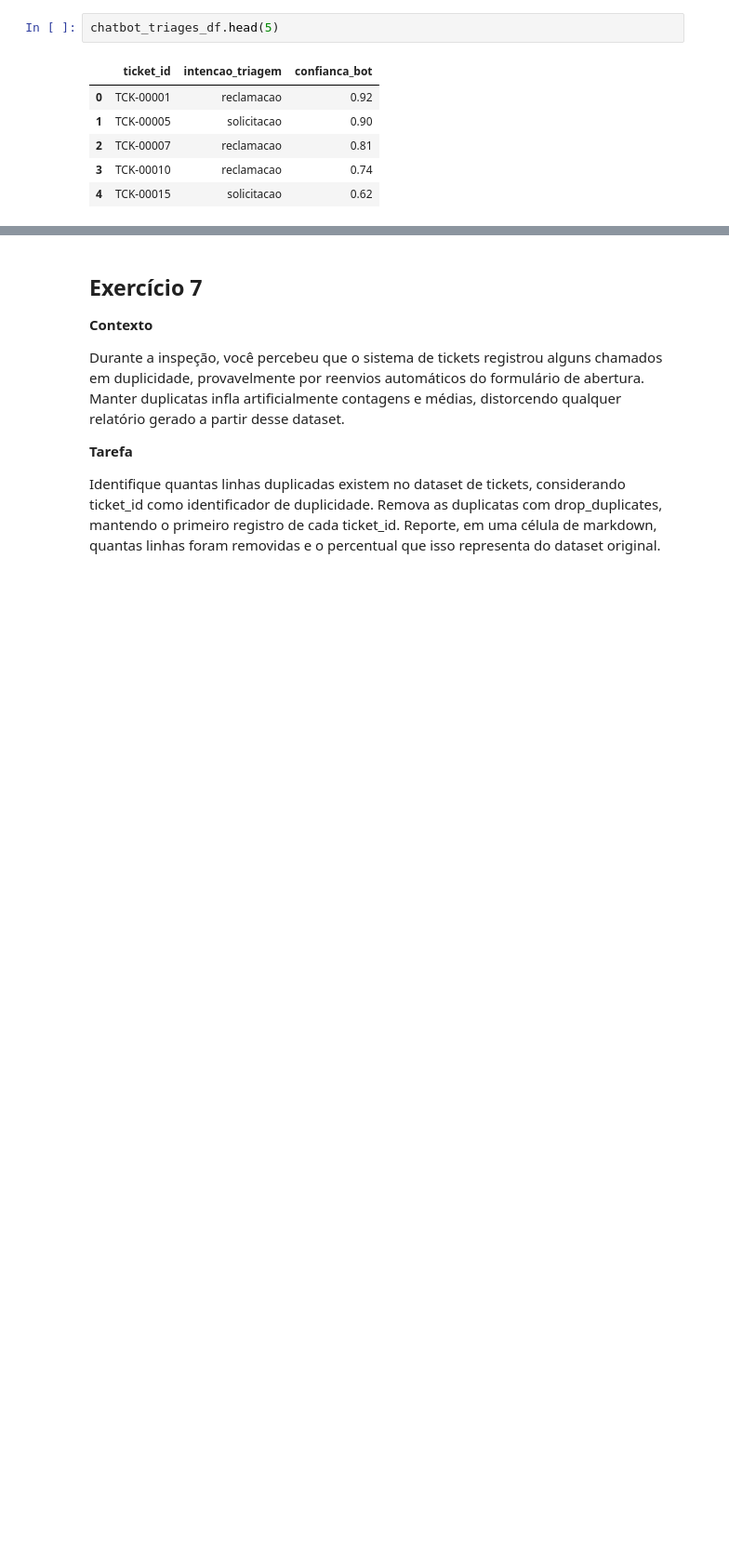
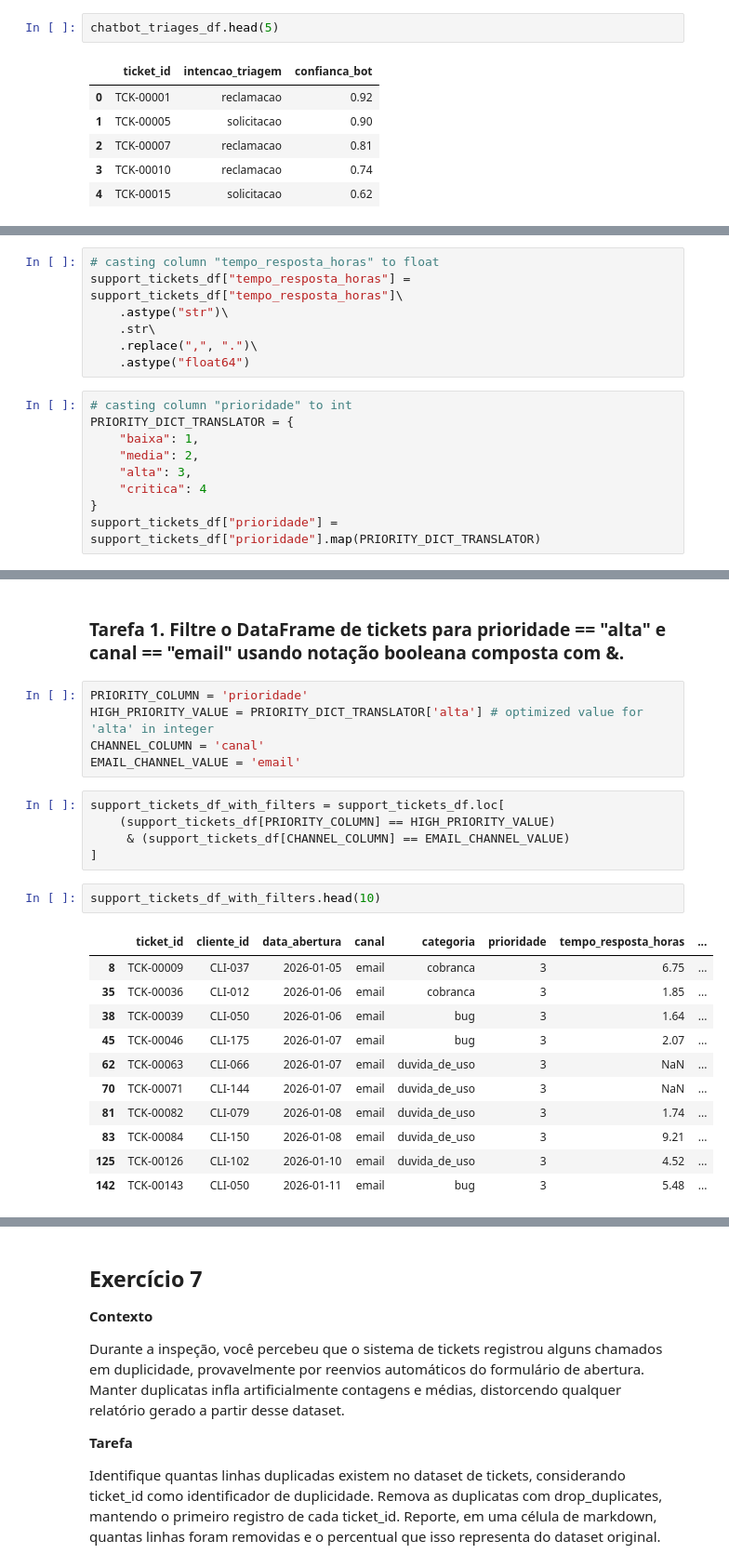
Before and after one commit to kick250/estatistica_aplicada, a Jupyter notebook: local/tp1.ipynb, the cells around one changed output, grey strips where cells are left out. Shown at 93% size. Saved outputs shown, nothing was run; the diff lists cells and outputs as text; blank space fills up the shorter version.

```diff
--- a/local/tp1.ipynb
+++ b/local/tp1.ipynb
@@ -148,0 +167,16 @@ Explique, em uma célula de markdown, por que manter prioridade como object em v
+# %%
+# casting column "tempo_resposta_horas" to float
+support_tickets_df["tempo_resposta_horas"] = support_tickets_df["tempo_resposta_horas"]\
+    .astype("str")\
+    .str\
+    .replace(",", ".")\
+    .astype("float64")
+# %%
+# casting column "prioridade" to int
+PRIORITY_DICT_TRANSLATOR = {
+    "baixa": 1,
+    "media": 2,
+    "alta": 3,
+    "critica": 4
+}
+support_tickets_df["prioridade"] = support_tickets_df["prioridade"].map(PRIORITY_DICT_TRANSLATOR)
@@ -172,0 +229,26 @@ Confirme que as duas abordagens retornam o mesmo número de linhas e explique, e
+# %% [markdown]
+### Tarefa 1. Filtre o DataFrame de tickets para prioridade == "alta" e canal == "email" usando notação booleana composta com &.
+# %%
+PRIORITY_COLUMN = 'prioridade'
+HIGH_PRIORITY_VALUE = PRIORITY_DICT_TRANSLATOR['alta'] # optimized value for 'alta' in integer
+CHANNEL_COLUMN = 'canal'
+EMAIL_CHANNEL_VALUE = 'email'
+# %%
+support_tickets_df_with_filters = support_tickets_df.loc[
+    (support_tickets_df[PRIORITY_COLUMN] == HIGH_PRIORITY_VALUE)
+     & (support_tickets_df[CHANNEL_COLUMN] == EMAIL_CHANNEL_VALUE)
+]
+# %%
+support_tickets_df_with_filters.head(10)
+# %% [output]
+|  | ticket_id | cliente_id | data_abertura | canal | categoria | prioridade | tempo_resposta_horas | ... |
+| 8 | TCK-00009 | CLI-037 | 2026-01-05 | email | cobranca | 3 | 6.75 | ... |
+| 35 | TCK-00036 | CLI-012 | 2026-01-06 | email | cobranca | 3 | 1.85 | ... |
+| 38 | TCK-00039 | CLI-050 | 2026-01-06 | email | bug | 3 | 1.64 | ... |
+| 45 | TCK-00046 | CLI-175 | 2026-01-07 | email | bug | 3 | 2.07 | ... |
+| 62 | TCK-00063 | CLI-066 | 2026-01-07 | email | duvida_de_uso | 3 | NaN | ... |
+| 70 | TCK-00071 | CLI-144 | 2026-01-07 | email | duvida_de_uso | 3 | NaN | ... |
+| 81 | TCK-00082 | CLI-079 | 2026-01-08 | email | duvida_de_uso | 3 | 1.74 | ... |
+| 83 | TCK-00084 | CLI-150 | 2026-01-08 | email | duvida_de_uso | 3 | 9.21 | ... |
+| 125 | TCK-00126 | CLI-102 | 2026-01-10 | email | duvida_de_uso | 3 | 4.52 | ... |
+| 142 | TCK-00143 | CLI-050 | 2026-01-11 | email | bug | 3 | 5.48 | ... |
```
Also changed, not shown: parts of 28 cells of this notebook.
